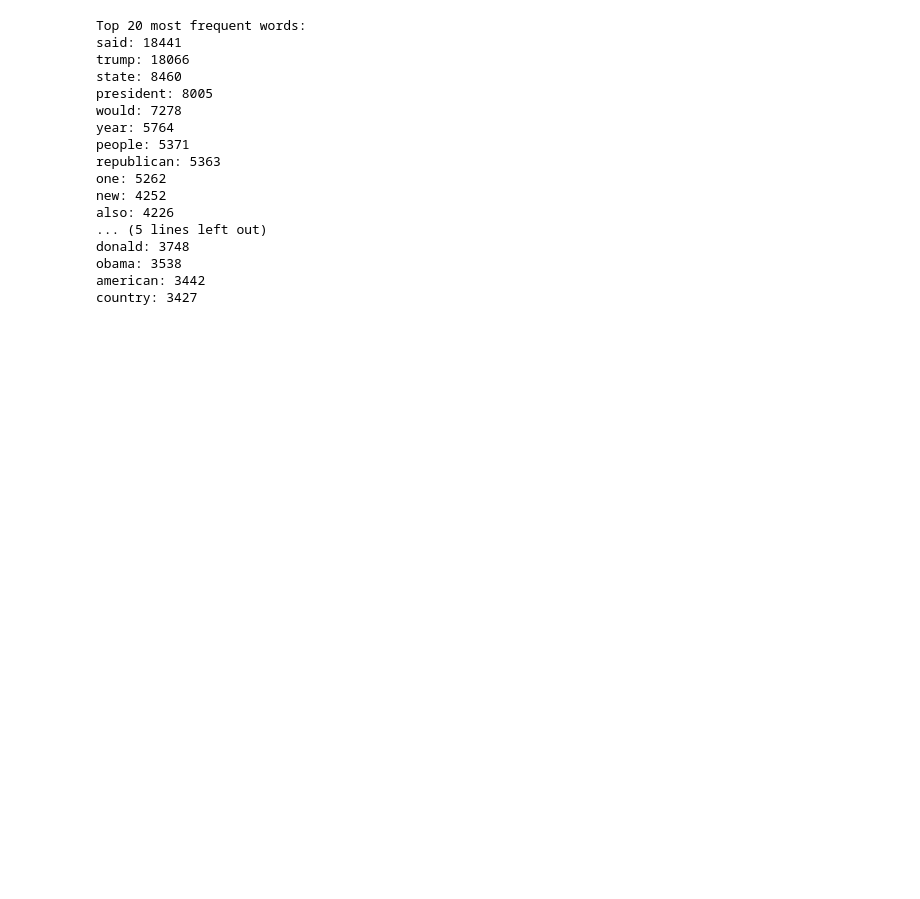
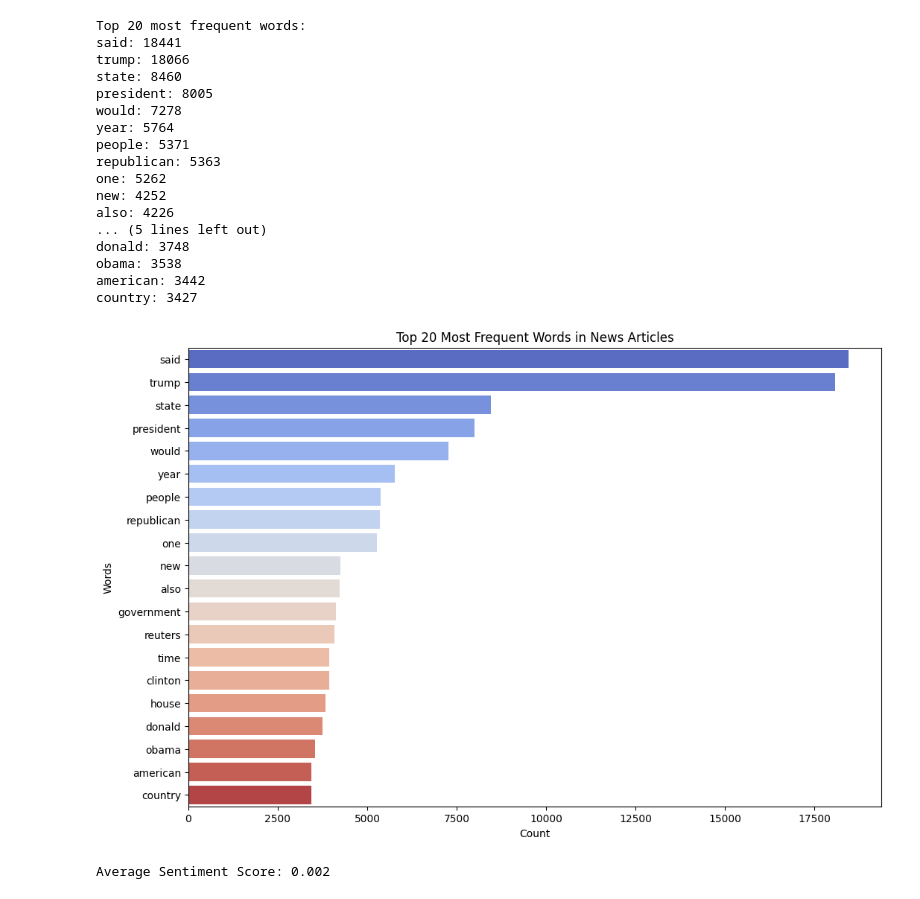
Before and after one commit to kxrrym03/Fake-News-Detection, a Jupyter notebook: Fake_News_Detection.ipynb, the cells around one changed output. Saved outputs shown, nothing was run; the diff lists cells and outputs as text; code cells hidden in the pictures; blank space fills up the shorter version.

```diff
--- a/Fake_News_Detection.ipynb
+++ b/Fake_News_Detection.ipynb
@@ -320,3 +325,20 @@ donald: 3748
 obama: 3538
 american: 3442
 country: 3427
+# %%
+words = [item[0] for item in sorted_word_freq[:20]]
+counts = [item[1] for item in sorted_word_freq[:20]]
+
+plt.figure(figsize=(12, 8))
+sns.barplot(x=counts, y=words, palette='coolwarm')
+plt.title('Top 20 Most Frequent Words in News Articles')
+plt.xlabel('Count')
+plt.ylabel('Words')
+plt.show()
+# %% [output]
+[figure, added]
+# %%
+average_sentiment_score = df['compound'].mean()
+print(f"Average Sentiment Score: {average_sentiment_score:.3f}")
+# %% [output]
+Average Sentiment Score: 0.002
```
Also changed, not shown: parts of 4 cells of this notebook.
